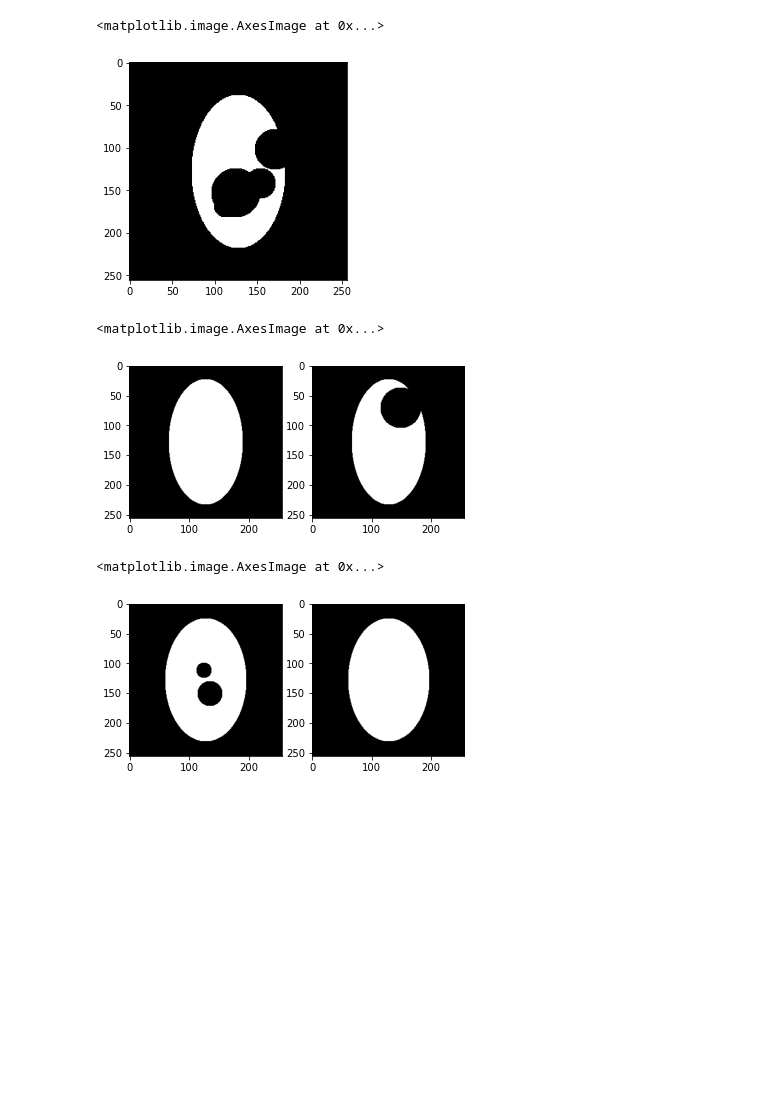
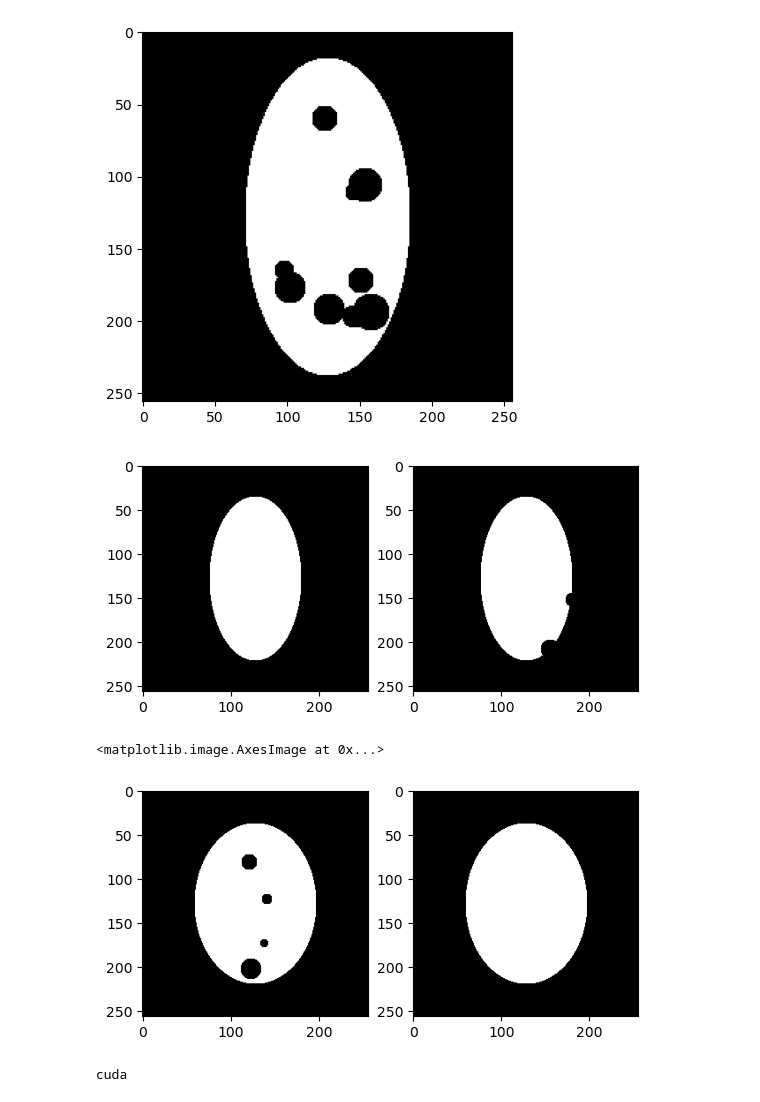
Before and after one commit to stabor705/opencv-and-ai-agh-2024, a Jupyter notebook: lab-2/ellipsis-autoencoder.ipynb, the cells around one changed output. Cells and saved outputs as stored; diff of their text form; code cells hidden in the pictures; blank space fills up the shorter version.

```diff
--- a/lab-2/ellipsis-autoencoder.ipynb
+++ b/lab-2/ellipsis-autoencoder.ipynb
@@ -1 +23,4 @@
+# %%
+debug = True
+do_train = False
 # %%
@@ -60,0 +68,7 @@ plt.imshow(create_artificial_lung(min_r, max_r, min_c, max_c))
+# %%
+if debug:
+    min_r = 90
+    max_r = 110
+    min_c = 50
+    max_c = 70
+    plt.imshow(create_artificial_lung(min_r, max_r, min_c, max_c))
@@ -61,25 +77,24 @@ plt.imshow(create_artificial_lung(min_r, max_r, min_c, max_c))
 # %%
-example_img = create_artificial_lung(min_r, max_r, min_c, max_c)
-
 def make_holed_lung(img, min_num_of_holes, max_num_of_holes, min_size, max_size, min_dx, max_dx, min_dy, max_dy, width=256, height=256):
     new_img = img.copy()
     num_of_holes = random.randint(min_num_of_holes, max_num_of_holes)
     for _ in range(num_of_holes):
         size = random.randint(min_size, max_size)
         dx = random.randint(min_dx, max_dx)
         dy = random.randint(min_dy, max_dy)
         y = height / 2 - dy
         x = width / 2 - dx
         rr, cc = ellipse(y, x, size, size, shape=new_img.shape)
         new_img[rr, cc] = 0
     return new_img
 
-img = make_holed_lung(example_img, 1, 4, 10, 40, -60, 60, -60, 60)
-plt.gray()
-plt.imshow(img)
+if debug:
+    example_img = create_artificial_lung(min_r, max_r, min_c, max_c)
+    img = make_holed_lung(example_img, 1, 10, 5, 15, -60, 60, -80, 80)
+    plt.gray()
+    plt.imshow(img)
 # %% [output]
-<matplotlib.image.AxesImage at 0x...>
-[figure, old version]
+[figure, new version]
 # %%
 min_r = 90
 max_r = 110
@@ -88,31 +103,29 @@ max_c = 70
 min_d_coeff = 1.1
 max_d_coeff = 1.2
 min_num_of_holes = 1
-max_num_of_holes = 4
-min_size = 10
-max_size = 40
+max_num_of_holes = 10
+min_size = 5
+max_size = 15
 min_dx = -60
 max_dx = 60
-min_dy = -60
-max_dy = 60
+min_dy = -80
+max_dy = 80
 
 def create_sample():
     lung = create_artificial_lung(min_r, max_r, min_c, max_c)
     holed_lung = make_holed_lung(lung, min_num_of_holes, max_num_of_holes, min_size, max_size, min_dx, max_dx, min_dy, max_dy)
     return lung, holed_lung
 
-lung, holed_lung = create_sample()
+if debug:
+    lung, holed_lung = create_sample()
 
-fig, axes = plt.subplots(nrows=1, ncols=2)
-axes[0].imshow(lung)
-axes[1].imshow(holed_lung)
+    fig, axes = plt.subplots(nrows=1, ncols=2)
+    axes[0].imshow(lung)
+    axes[1].imshow(holed_lung)
 # %% [output]
-<matplotlib.image.AxesImage at 0x...>
-[figure, old version]
+[figure, new version]
 # %%
-from sklearn.model_selection import train_test_split
-
-data_size = 10000
+data_size = 12000
 
 data = [create_sample() for _ in range(data_size)]
 Y = [d[0] for d in data]
@@ -125,9 +138,11 @@ axes[0].imshow(X[0])
 axes[1].imshow(Y[0])
 # %% [output]
 <matplotlib.image.AxesImage at 0x...>
-[figure, old version]
+[figure, new version]
 # %%
-import torch
 
 device = "cuda" if torch.cuda.is_available() else "cpu"
+print(device)
+# %% [output]
+cuda
 # %%
```
Also changed, not shown: parts of 19 cells of this notebook, 1 other file.
